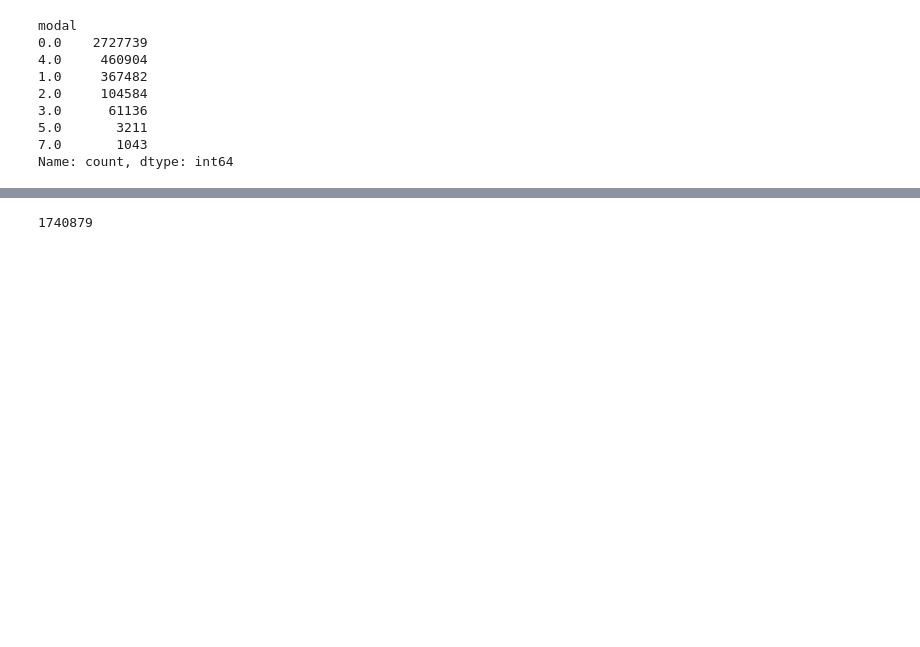
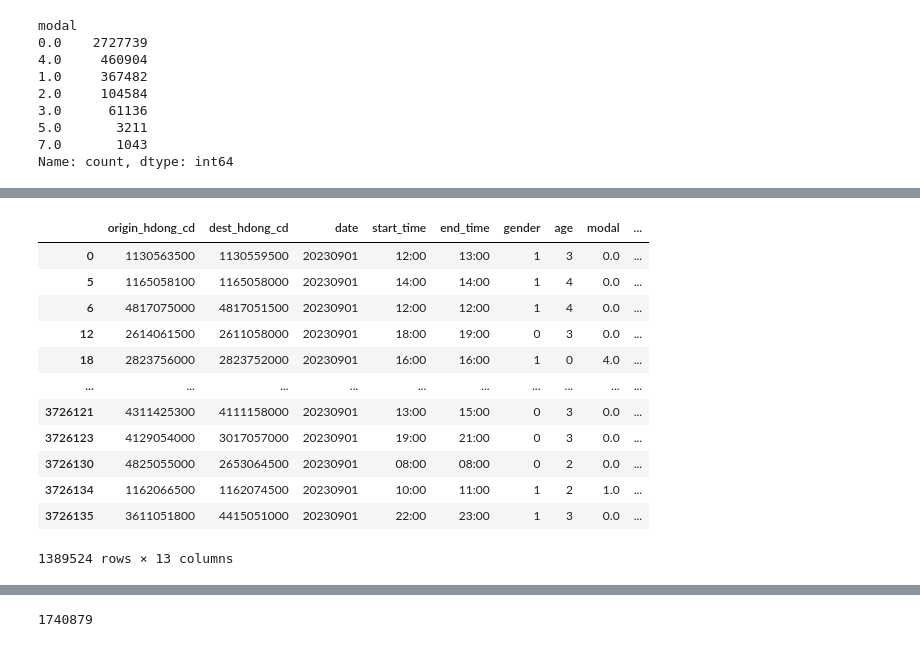
Before and after one commit to SangBeomPark-Bump/bigcontest, a Jupyter notebook: od탐색.ipynb, the cells around one changed output, grey strips where cells are left out. Cells and saved outputs as stored; diff of their text form; code cells hidden in the pictures; blank space fills up the shorter version.

```diff
--- a/od탐색.ipynb
+++ b/od탐색.ipynb
@@ -183,0 +237,3 @@ decoder_map['modal']
+# %%
+outlier_solver = outlier_solver.iloc[:, [0, 1, 4, 7, 8, 9, 10]]
+outlier_solver
@@ -183,0 +338,17 @@ decoder_map['modal']
+# %%
+outliers = sep_01.drop(outlier_solver.index)
+outliers
+# %% [output]
+|  | origin_hdong_cd | dest_hdong_cd | date | start_time | end_time | gender | age | modal | ... |
+| 0 | 1130563500 | 1130559500 | 20230901 | 12:00 | 13:00 | 1 | 3 | 0.0 | ... |
+| 5 | 1165058100 | 1165058000 | 20230901 | 14:00 | 14:00 | 1 | 4 | 0.0 | ... |
+| 6 | 4817075000 | 4817051500 | 20230901 | 12:00 | 12:00 | 1 | 4 | 0.0 | ... |
+| 12 | 2614061500 | 2611058000 | 20230901 | 18:00 | 19:00 | 0 | 3 | 0.0 | ... |
+| 18 | 2823756000 | 2823752000 | 20230901 | 16:00 | 16:00 | 1 | 0 | 4.0 | ... |
+| ... | ... | ... | ... | ... | ... | ... | ... | ... | ... |
+| 3726121 | 4311425300 | 4111158000 | 20230901 | 13:00 | 15:00 | 0 | 3 | 0.0 | ... |
+| 3726123 | 4129054000 | 3017057000 | 20230901 | 19:00 | 21:00 | 0 | 3 | 0.0 | ... |
+| 3726130 | 4825055000 | 2653064500 | 20230901 | 08:00 | 08:00 | 0 | 2 | 0.0 | ... |
+| 3726134 | 1162066500 | 1162074500 | 20230901 | 10:00 | 11:00 | 1 | 2 | 1.0 | ... |
+| 3726135 | 3611051800 | 4415051000 | 20230901 | 22:00 | 23:00 | 1 | 3 | 0.0 | ... |
+1389524 rows × 13 columns
```
Also changed, not shown: parts of 22 cells of this notebook, 2 other files.
